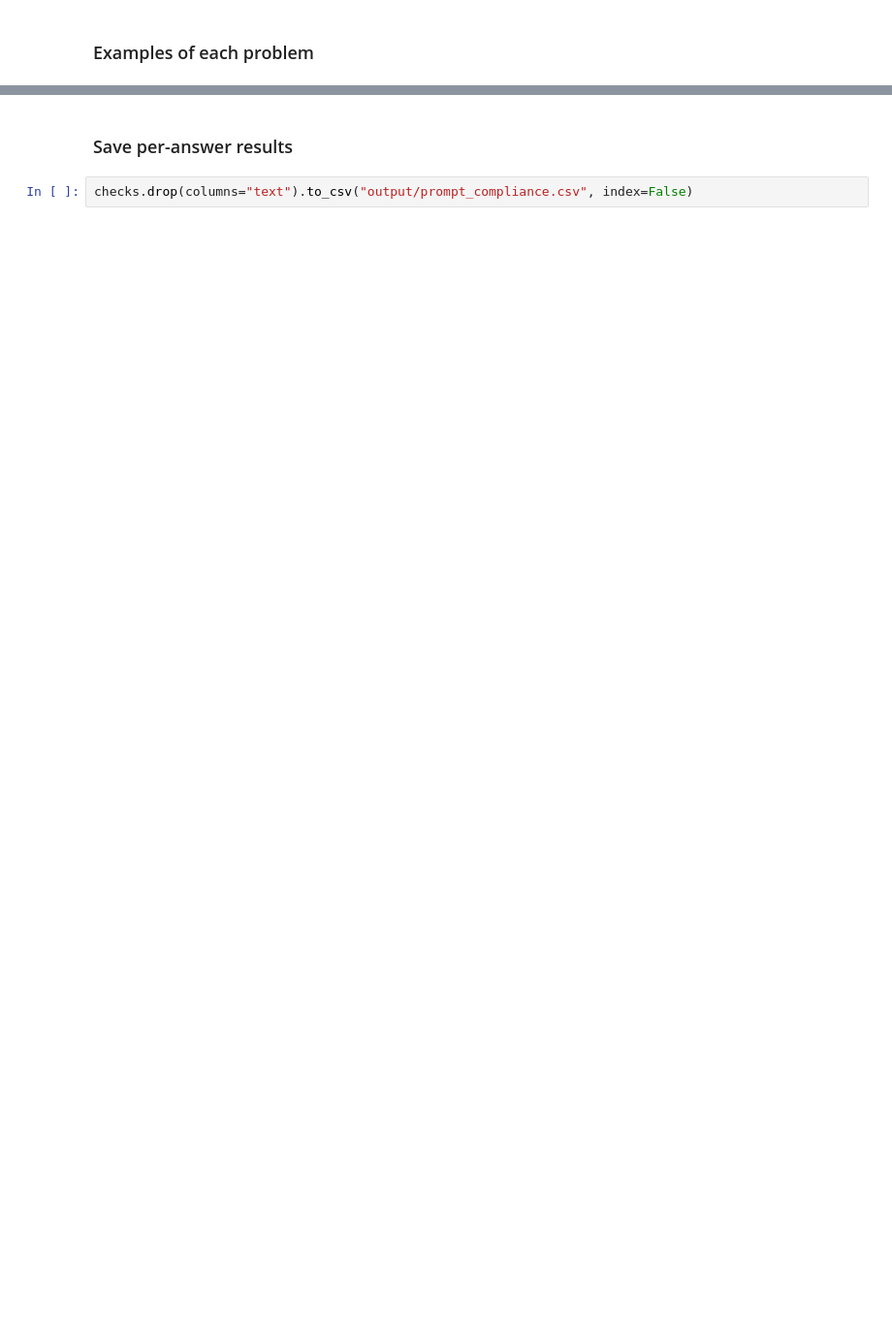
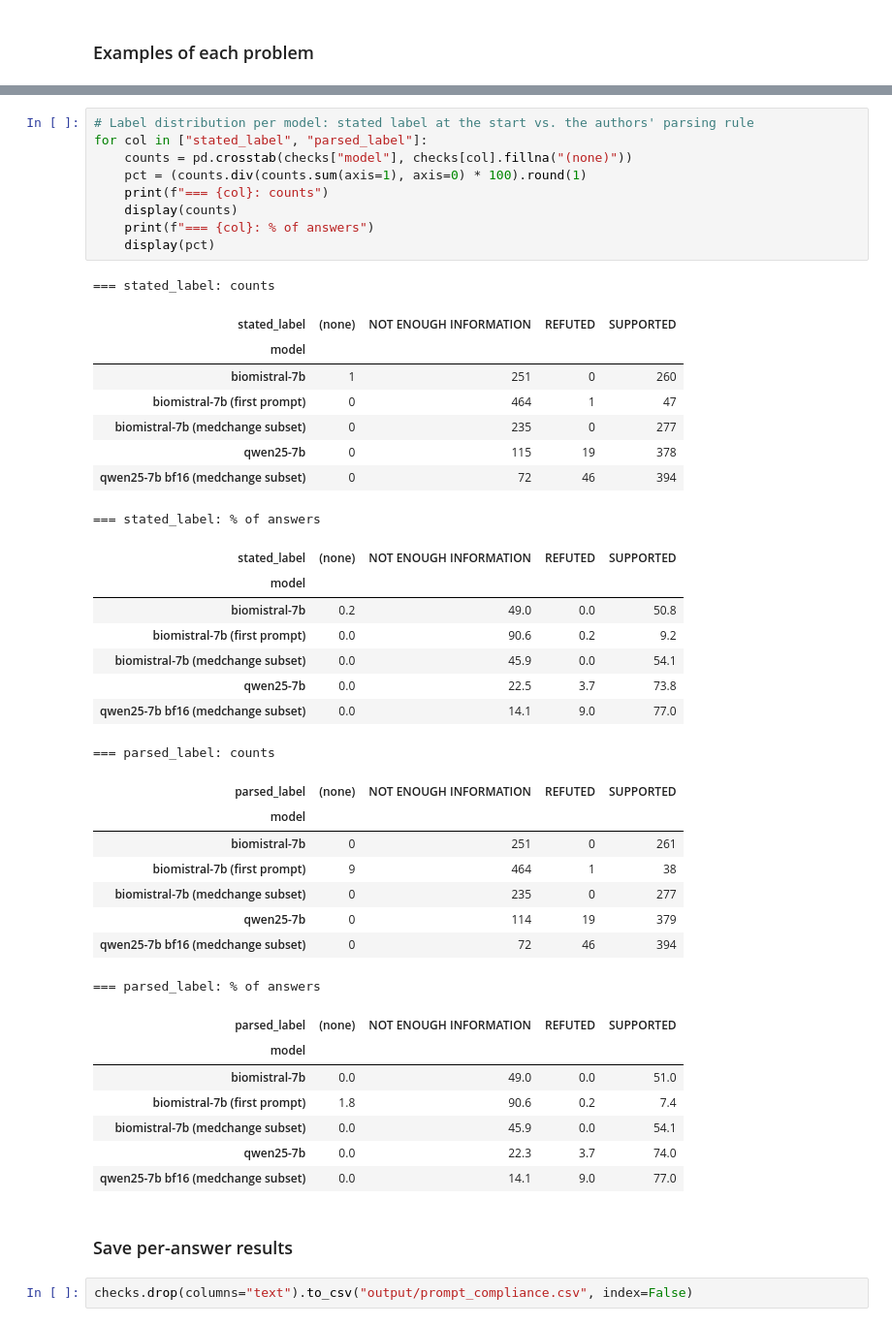
Before and after one commit to py-mesayaa/reproducibility_study_group_s, a Jupyter notebook: Code/prompt_compliance.ipynb, the cells around one changed output, grey strips where cells are left out. Shown at 97% size. Cells and saved outputs as stored; diff of their text form; blank space fills up the shorter version.

```diff
--- a/Code/prompt_compliance.ipynb
+++ b/Code/prompt_compliance.ipynb
@@ -174,3 +186,45 @@ show(checks["truncated"], "Cut off (probably hit the token limit)", n=3)
+# %%
+# Label distribution per model: stated label at the start vs. the authors' parsing rule
+for col in ["stated_label", "parsed_label"]:
+    counts = pd.crosstab(checks["model"], checks[col].fillna("(none)"))
+    pct = (counts.div(counts.sum(axis=1), axis=0) * 100).round(1)
+    print(f"=== {col}: counts")
+    display(counts)
+    print(f"=== {col}: % of answers")
+    display(pct)
+# %% [output]
+=== stated_label: counts
+| stated_label | (none) | NOT ENOUGH INFORMATION | REFUTED | SUPPORTED |
+| model |  |  |  |  |
+| biomistral-7b | 1 | 251 | 0 | 260 |
+| biomistral-7b (first prompt) | 0 | 464 | 1 | 47 |
+| biomistral-7b (medchange subset) | 0 | 235 | 0 | 277 |
+| qwen25-7b | 0 | 115 | 19 | 378 |
+| qwen25-7b bf16 (medchange subset) | 0 | 72 | 46 | 394 |
+=== stated_label: % of answers
+| stated_label | (none) | NOT ENOUGH INFORMATION | REFUTED | SUPPORTED |
+| model |  |  |  |  |
+| biomistral-7b | 0.2 | 49.0 | 0.0 | 50.8 |
+| biomistral-7b (first prompt) | 0.0 | 90.6 | 0.2 | 9.2 |
+| biomistral-7b (medchange subset) | 0.0 | 45.9 | 0.0 | 54.1 |
+| qwen25-7b | 0.0 | 22.5 | 3.7 | 73.8 |
+| qwen25-7b bf16 (medchange subset) | 0.0 | 14.1 | 9.0 | 77.0 |
+=== parsed_label: counts
+| parsed_label | (none) | NOT ENOUGH INFORMATION | REFUTED | SUPPORTED |
+| model |  |  |  |  |
+| biomistral-7b | 0 | 251 | 0 | 261 |
+| biomistral-7b (first prompt) | 9 | 464 | 1 | 38 |
+| biomistral-7b (medchange subset) | 0 | 235 | 0 | 277 |
+| qwen25-7b | 0 | 114 | 19 | 379 |
+| qwen25-7b bf16 (medchange subset) | 0 | 72 | 46 | 394 |
+=== parsed_label: % of answers
+| parsed_label | (none) | NOT ENOUGH INFORMATION | REFUTED | SUPPORTED |
+| model |  |  |  |  |
+| biomistral-7b | 0.0 | 49.0 | 0.0 | 51.0 |
+| biomistral-7b (first prompt) | 1.8 | 90.6 | 0.2 | 7.4 |
+| biomistral-7b (medchange subset) | 0.0 | 45.9 | 0.0 | 54.1 |
+| qwen25-7b | 0.0 | 22.3 | 3.7 | 74.0 |
+| qwen25-7b bf16 (medchange subset) | 0.0 | 14.1 | 9.0 | 77.0 |
 # %% [markdown]
 ### Save per-answer results
 # %%
```
Also changed, not shown: parts of 6 cells of this notebook, 4 other files.
